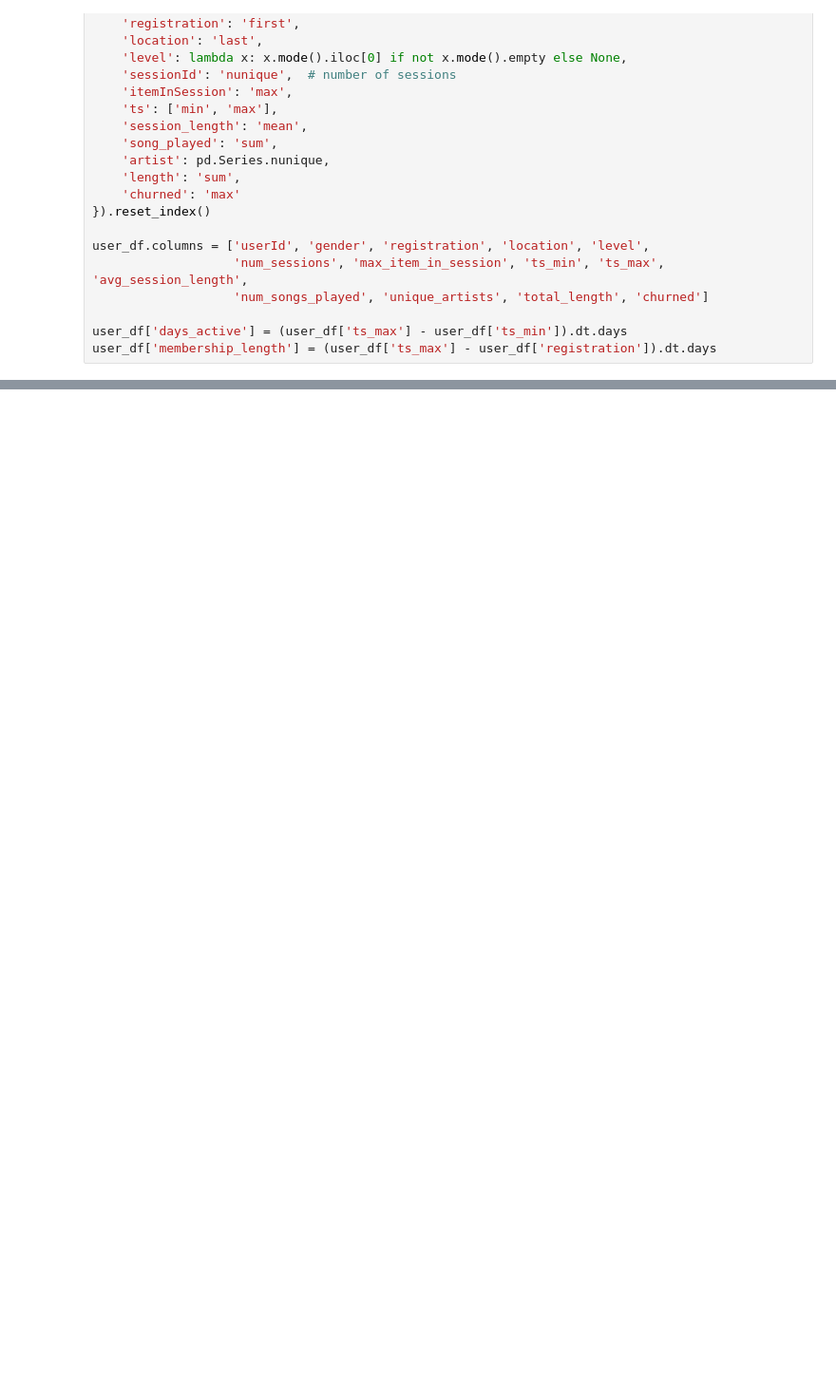
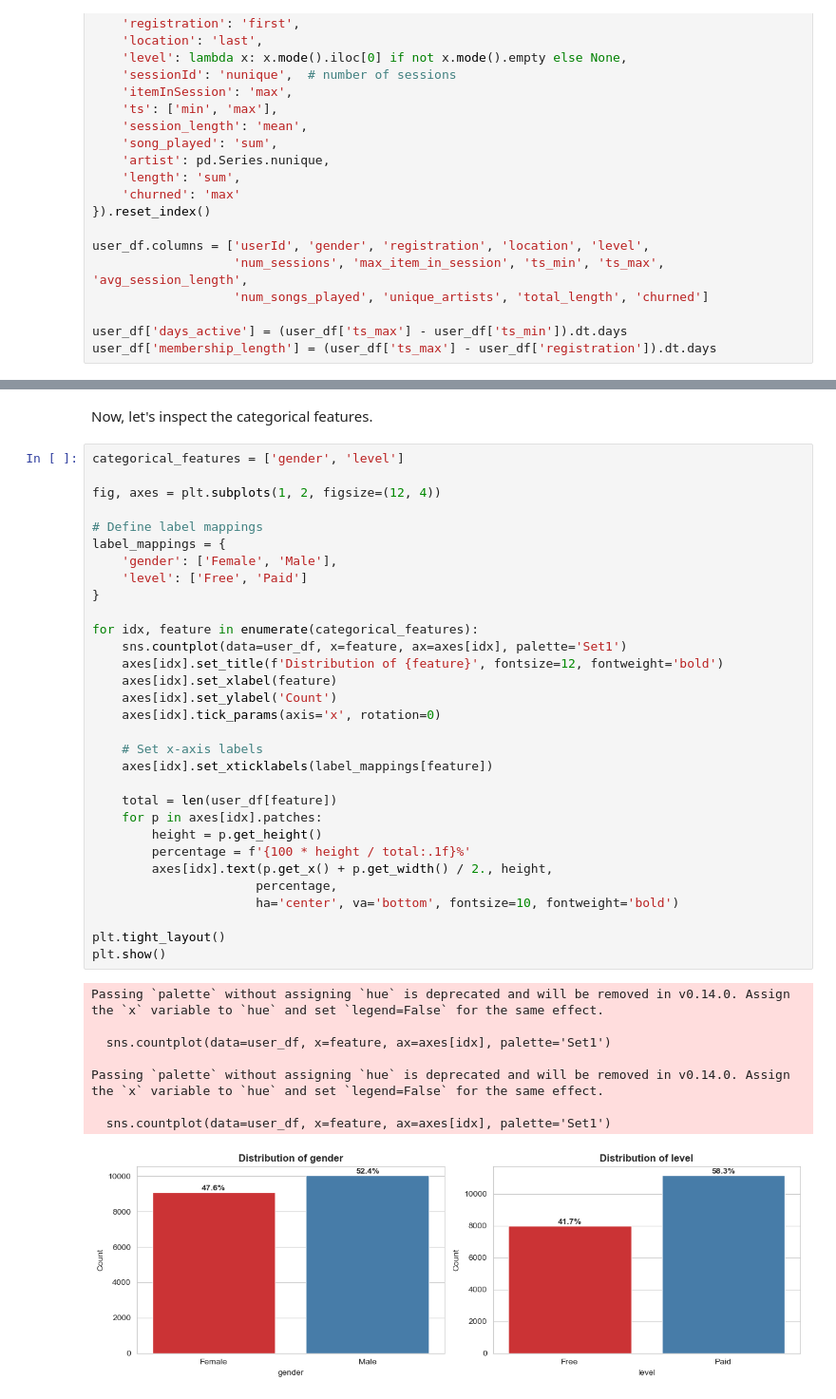
Before and after one commit to AndreeaPatarlageanu/DataScienceProject, a Jupyter notebook: EDA & Preprocessing.ipynb, the cells around one changed output, grey strips where cells are left out. Shown at 95% size. Saved outputs shown, nothing was run; the diff lists cells and outputs as text; blank space fills up the shorter version.

```diff
--- a/EDA & Preprocessing.ipynb
+++ b/EDA & Preprocessing.ipynb
@@ -452,0 +539,42 @@ user_df.head(10)
+# %% [markdown]
+Now, let's inspect the categorical features.
+# %%
+categorical_features = ['gender', 'level']
+
+fig, axes = plt.subplots(1, 2, figsize=(12, 4))
+
+# Define label mappings
+label_mappings = {
+    'gender': ['Female', 'Male'],
+    'level': ['Free', 'Paid']
+}
+
+for idx, feature in enumerate(categorical_features):
+    sns.countplot(data=user_df, x=feature, ax=axes[idx], palette='Set1')
+    axes[idx].set_title(f'Distribution of {feature}', fontsize=12, fontweight='bold')
+    axes[idx].set_xlabel(feature)
+    axes[idx].set_ylabel('Count')
+    axes[idx].tick_params(axis='x', rotation=0)
+
+    # Set x-axis labels
+    axes[idx].set_xticklabels(label_mappings[feature])
+
+    total = len(user_df[feature])
+    for p in axes[idx].patches:
+        height = p.get_height()
+        percentage = f'{100 * height / total:.1f}%'
+        axes[idx].text(p.get_x() + p.get_width() / 2., height,
+                      percentage,
+                      ha='center', va='bottom', fontsize=10, fontweight='bold')
+
+plt.tight_layout()
+plt.show()
+# %% [output]
+Passing `palette` without assigning `hue` is deprecated and will be removed in v0.14.0. Assign the `x` variable to `hue` and set `legend=False` for the same effect.
+
+  sns.countplot(data=user_df, x=feature, ax=axes[idx], palette='Set1')
+
+Passing `palette` without assigning `hue` is deprecated and will be removed in v0.14.0. Assign the `x` variable to `hue` and set `legend=False` for the same effect.
+
+  sns.countplot(data=user_df, x=feature, ax=axes[idx], palette='Set1')
+[figure, added]
```
Also changed, not shown: parts of 35 cells of this notebook.
